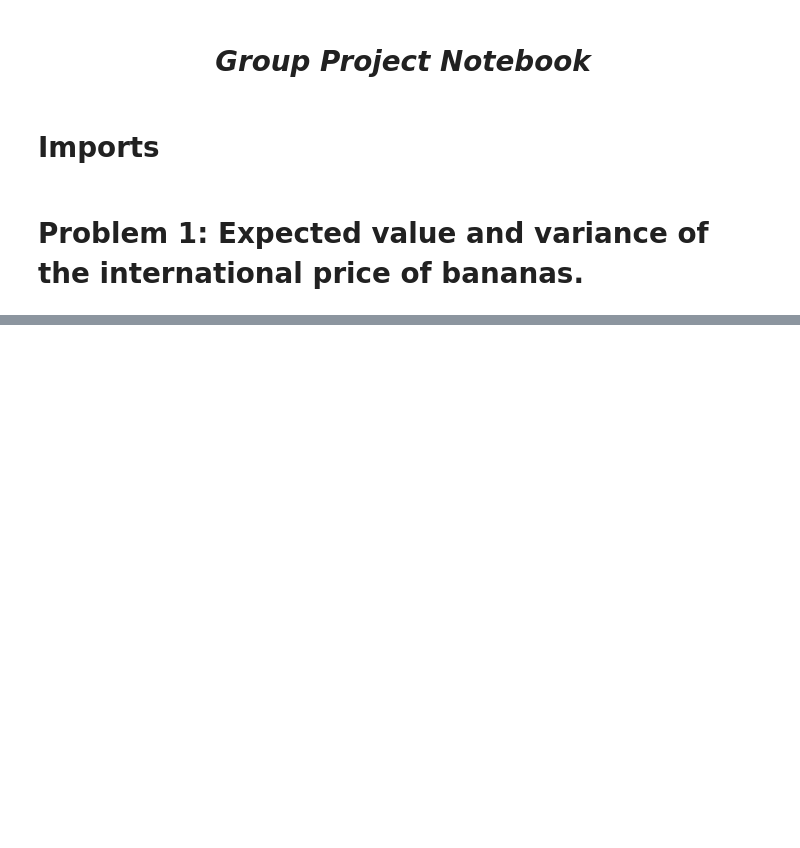
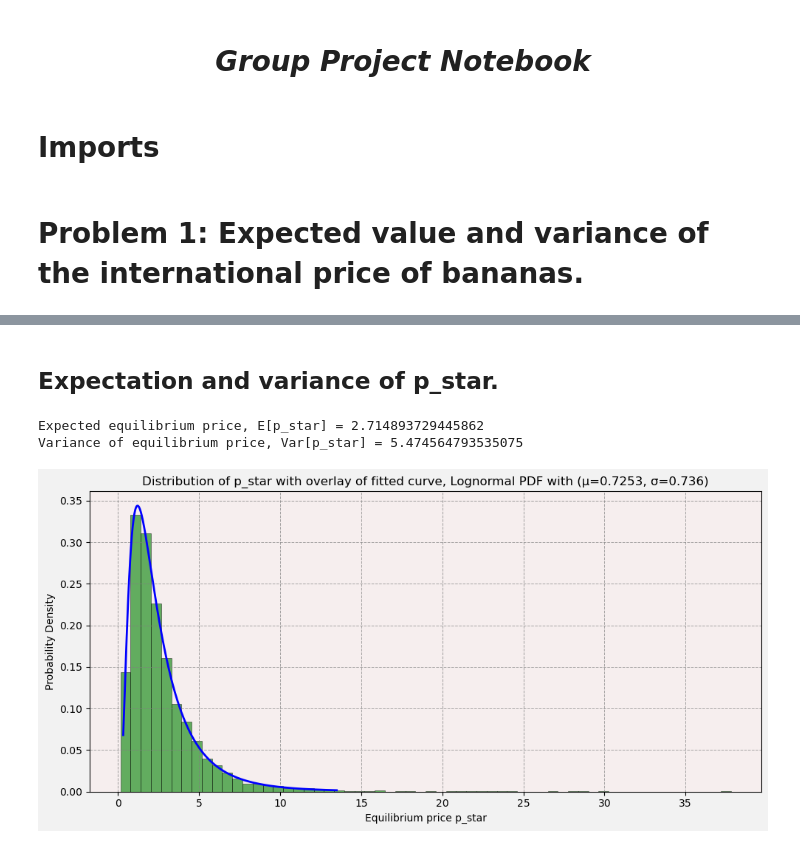
Before and after one commit to Vazquez-Michael-V/560_homework, a Jupyter notebook: econ_560_group_project_1.ipynb, the cells around one changed output, grey strips where cells are left out. Drawn from its saved outputs; the diff is of its cells as text; code cells hidden in the pictures; blank space fills up the shorter version.

```diff
--- a/econ_560_group_project_1.ipynb
+++ b/econ_560_group_project_1.ipynb
@@ -25,0 +69,19 @@ from comp_econ import comp_econ as ce
+# %%
+# Create Nx1 numpy arrays having nan values.
+log_p_star = np.full(N, np.nan)
+p_star = np.full(N, np.nan)
+
+# Loop over every simulated p_i = p(theta_s[i], ..., alpha_rw).
+# https://docs.scipy.org/doc/scipy/reference/generated/scipy.optimize.fsolve.html
+for i in range(N):
+    log_p_i = fsolve(
+        p,
+        x0=0,
+        args=(theta_s[i], theta_us[i], theta_rw[i], alpha_s, alpha_us, alpha_rw)
+    )[0]
+    # Undo the log transform of price.
+    p_i_star = np.exp(log_p_i)
+
+    # Update the arrays.
+    log_p_star[i] = log_p_i
+    p_star[i] = p_i_star
@@ -25,0 +103,60 @@ from comp_econ import comp_econ as ce
+# %% [markdown]
+## Expectation and variance of p_star.
+# %%
+expected_p_star = p_star.mean()
+print(f"Expected equilibrium price, E[p_star] = {expected_p_star}")
+
+var_p_star = p_star.var(ddof=1)
+print(f"Variance of equilibrium price, Var[p_star] = {var_p_star}")
+# %% [output]
+Expected equilibrium price, E[p_star] = 2.714893729445862
+Variance of equilibrium price, Var[p_star] = 5.474564793535075
+# %%
+# Fitted lognormal parameters.
+# Pull the fitted values from log_p_star, not p_star, because want to overlay with a fitted Lognormal PDF.
+mu_fit = log_p_star.mean()
+sigma_fit = log_p_star.std(ddof=1)
+
+# x-grid for the fitted Lognormal PDF.
+x = np.linspace(np.percentile(p_star, 0.5), np.percentile(p_star, 99.5), 500)
+
+# Formula of a Lognormal PDF.
+pdf_fit = (1 / (x * sigma_fit * np.sqrt(2*np.pi))) * \
+          np.exp(-(np.log(x) - mu_fit)**2 / (2 * sigma_fit**2))
+
+# Assign fig and ax with background.
+fig, ax = plt.subplots(figsize=(10, 5))
+fig.patch.set_facecolor("#f2f2f2")
+ax.set_facecolor("#F7EEEEFA")
+
+# Create the grid.
+ax.grid(
+    True,
+    linestyle="--",
+    linewidth=0.7,
+    alpha=0.7,
+    color="gray"
+)
+
+# Histogram plot with edges.
+ax.hist(
+    p_star,
+    bins=60,
+    density=True,
+    alpha=0.6,
+    color="green",
+    edgecolor="black",
+    linewidth=0.5
+)
+
+# Plot the Lognormal PDF.
+ax.plot(x, pdf_fit, linewidth=2, color="blue")
+
+ax.set_xlabel("Equilibrium price p_star")
+ax.set_ylabel("Probability Density")
+ax.set_title(f"Distribution of p_star with overlay of fitted curve, Lognormal PDF with (μ={np.round(mu_fit, 4)}, σ={np.round(sigma_fit, 4)})")
+
+plt.tight_layout()
+plt.show()
+# %% [output]
+[figure, added]
```
Also changed, not shown: parts of 7 cells of this notebook.
